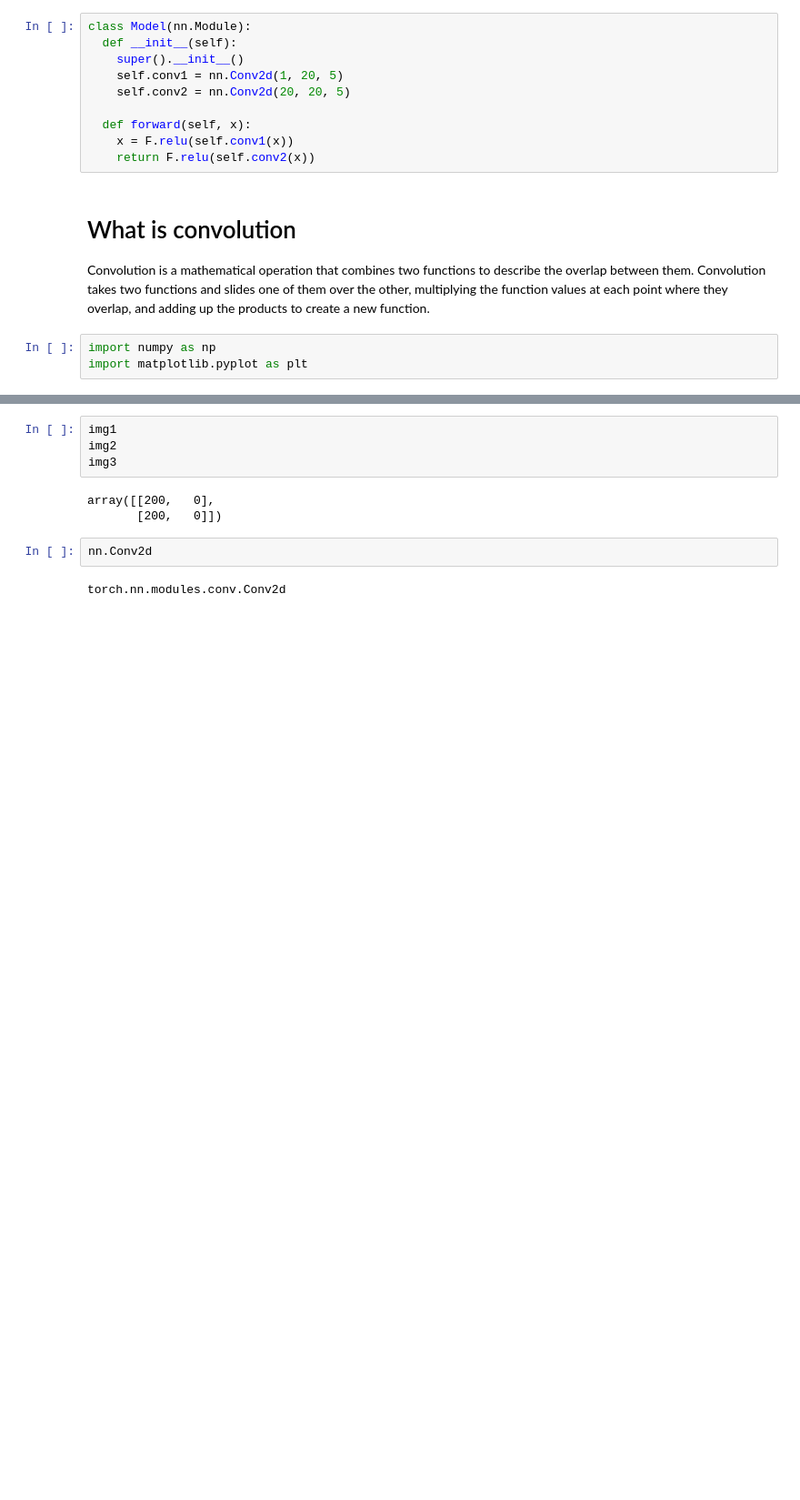
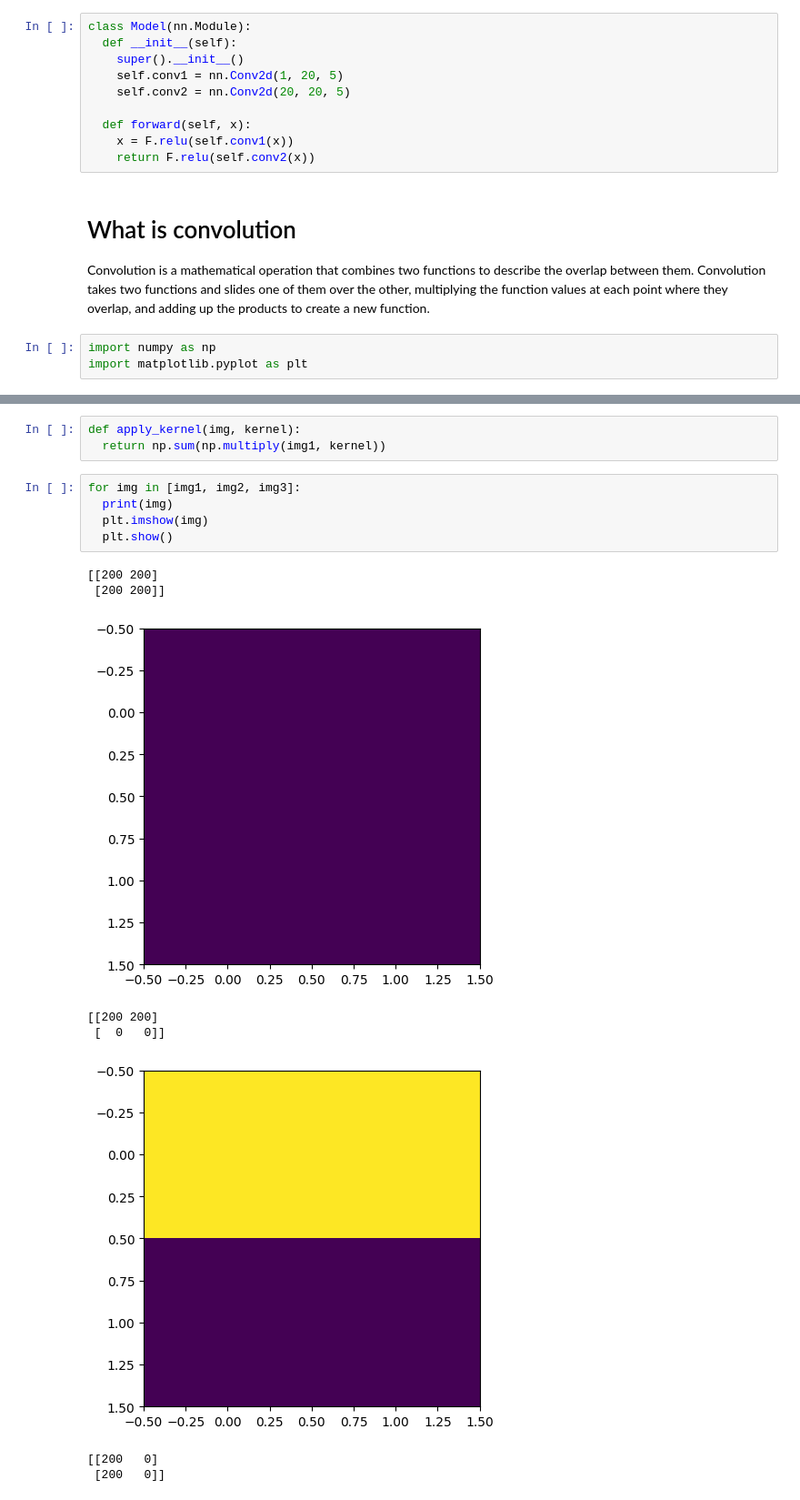
Before and after one commit to macorony/NeuralNetwork, a Jupyter notebook: pytorch.ipynb, the cells around one changed output, grey strips where cells are left out. Shown at 91% size. Cells and saved outputs as stored; diff of their text form; blank space fills up the shorter version.

```diff
--- a/pytorch.ipynb
+++ b/pytorch.ipynb
@@ -258,11 +259,17 @@ kernel_horizontal = np.array([np.array([2,2]), np.array([-2,-2])])
-# %%
-img1
-img2
-img3
-# %% [output]
-array([[200,   0],
-       [200,   0]])
-# %%
-nn.Conv2d
-# %% [output]
-torch.nn.modules.conv.Conv2d
+# %%
+def apply_kernel(img, kernel):
+  return np.sum(np.multiply(img1, kernel))
+# %%
+for img in [img1, img2, img3]:
+  print(img)
+  plt.imshow(img)
+  plt.show()
+# %% [output]
+[[200 200]
+ [200 200]]
+[figure, added]
+[[200 200]
+ [  0   0]]
+[figure, added]
+[[200   0]
+ [200   0]]
```
Also changed, not shown: parts of 5 cells of this notebook.
